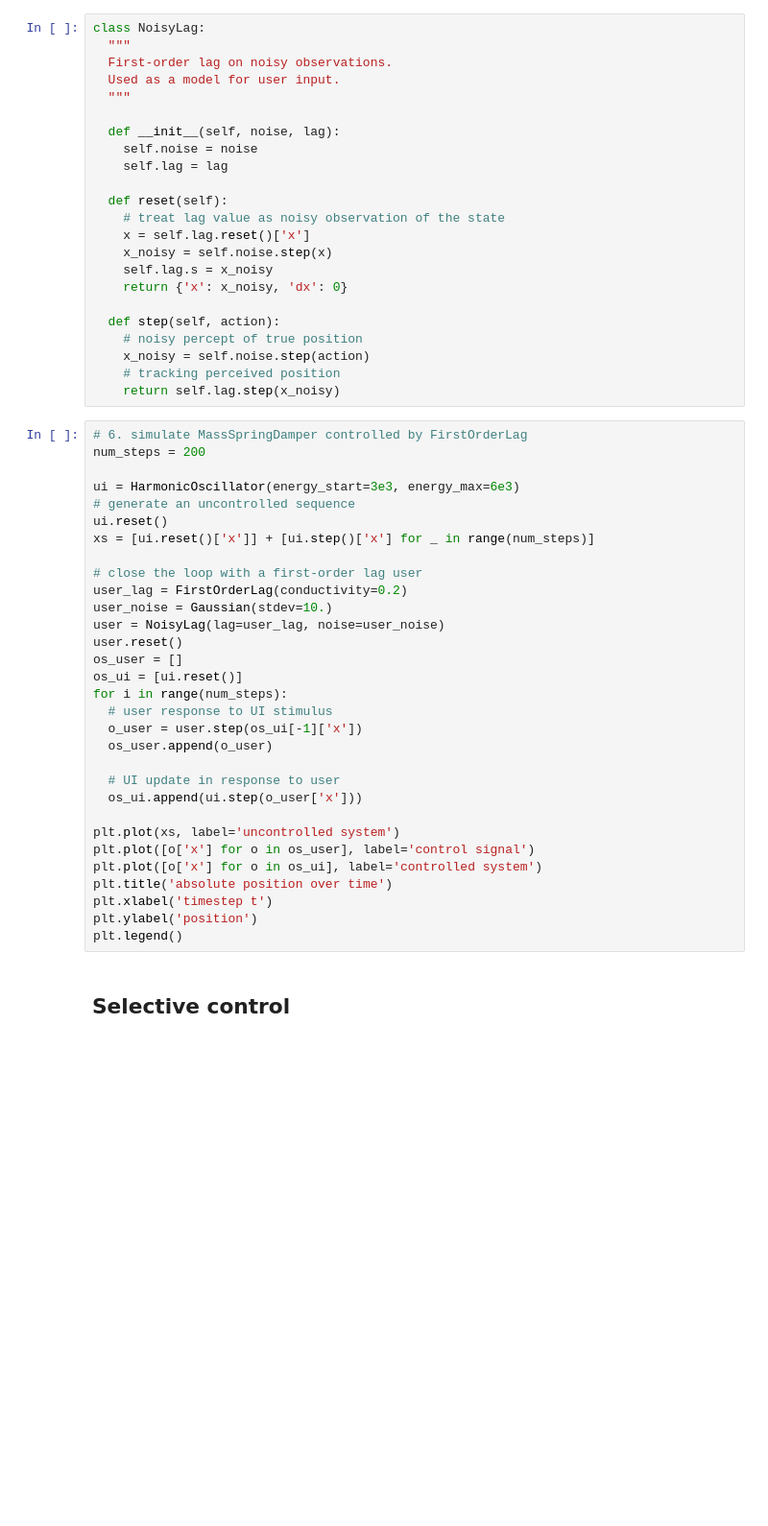
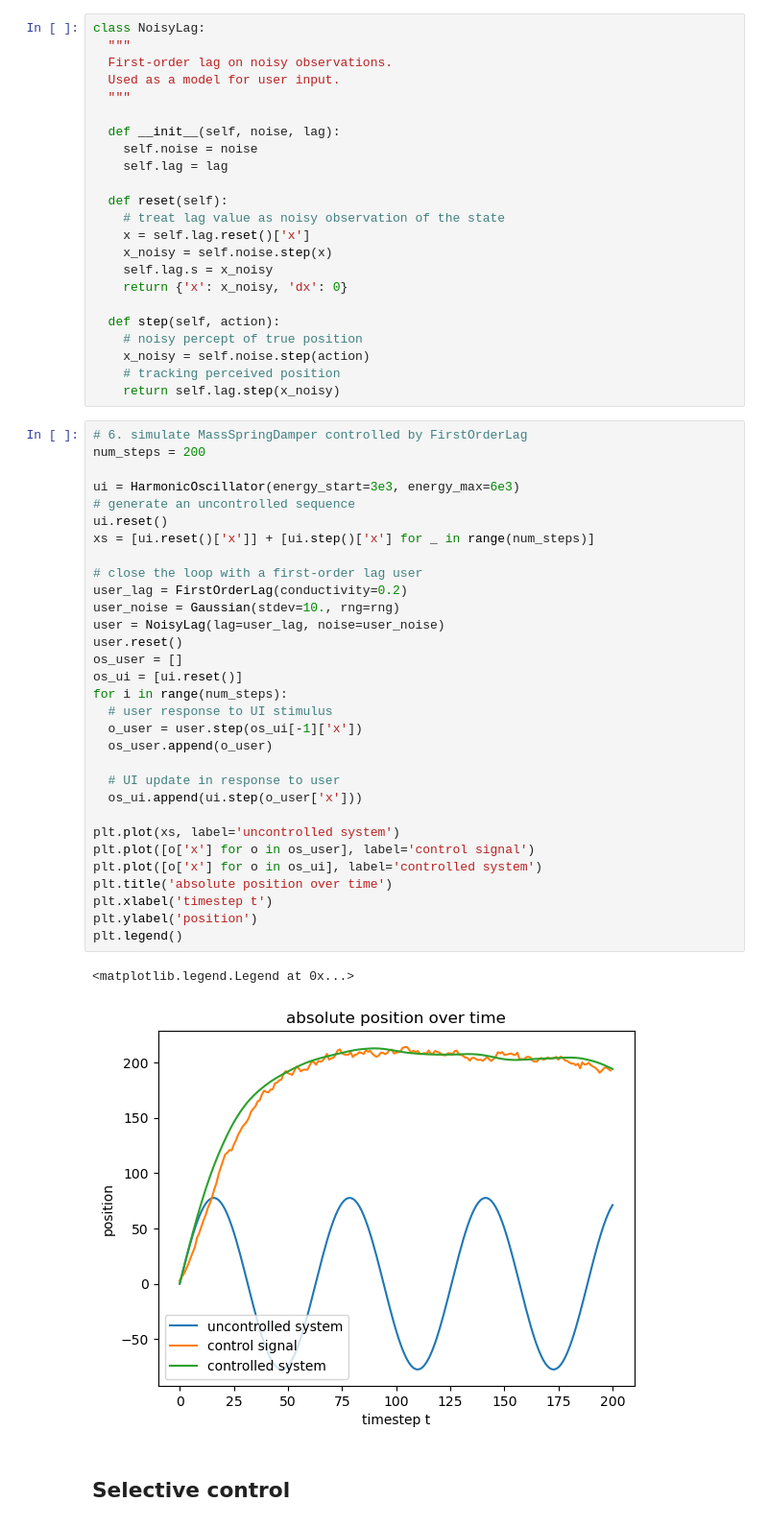
Before and after one commit to drsstein/ai_workshop_2023, a Jupyter notebook: notebooks/harmonic_oscillator_target_selection.ipynb, the cells around one changed output. Shown at 96% size. Drawn from its saved outputs; the diff is of its cells as text; blank space fills up the shorter version.

```diff
--- a/notebooks/harmonic_oscillator_target_selection.ipynb
+++ b/notebooks/harmonic_oscillator_target_selection.ipynb
@@ -380,34 +388,37 @@ class NoisyLag:
 # %%
 # 6. simulate MassSpringDamper controlled by FirstOrderLag
 num_steps = 200
 
 ui = HarmonicOscillator(energy_start=3e3, energy_max=6e3)
 # generate an uncontrolled sequence
 ui.reset()
 xs = [ui.reset()['x']] + [ui.step()['x'] for _ in range(num_steps)]
 
 # close the loop with a first-order lag user
 user_lag = FirstOrderLag(conductivity=0.2)
-user_noise = Gaussian(stdev=10.)
+user_noise = Gaussian(stdev=10., rng=rng)
 user = NoisyLag(lag=user_lag, noise=user_noise)
 user.reset()
 os_user = []
 os_ui = [ui.reset()]
 for i in range(num_steps):
   # user response to UI stimulus
   o_user = user.step(os_ui[-1]['x'])
   os_user.append(o_user)
 
   # UI update in response to user
   os_ui.append(ui.step(o_user['x']))
 
 plt.plot(xs, label='uncontrolled system')
 plt.plot([o['x'] for o in os_user], label='control signal')
 plt.plot([o['x'] for o in os_ui], label='controlled system')
 plt.title('absolute position over time')
 plt.xlabel('timestep t')
 plt.ylabel('position')
 plt.legend()
+# %% [output]
+<matplotlib.legend.Legend at 0x...>
+[figure, added]
 # %% [markdown]
 ## Selective control
 # %%
```
Also changed, not shown: parts of 18 cells of this notebook.
